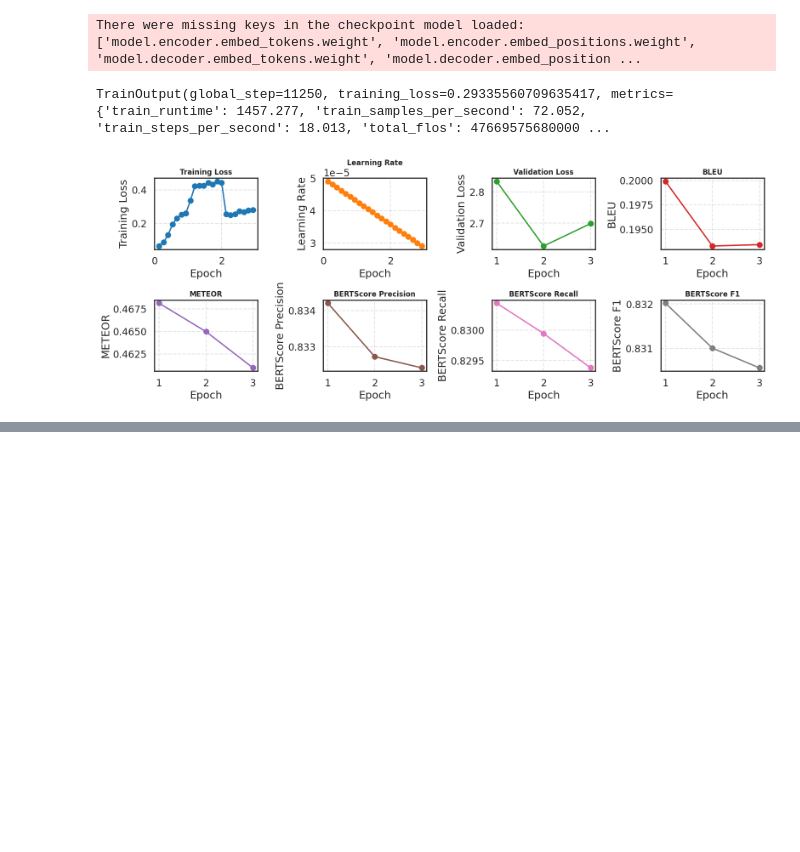
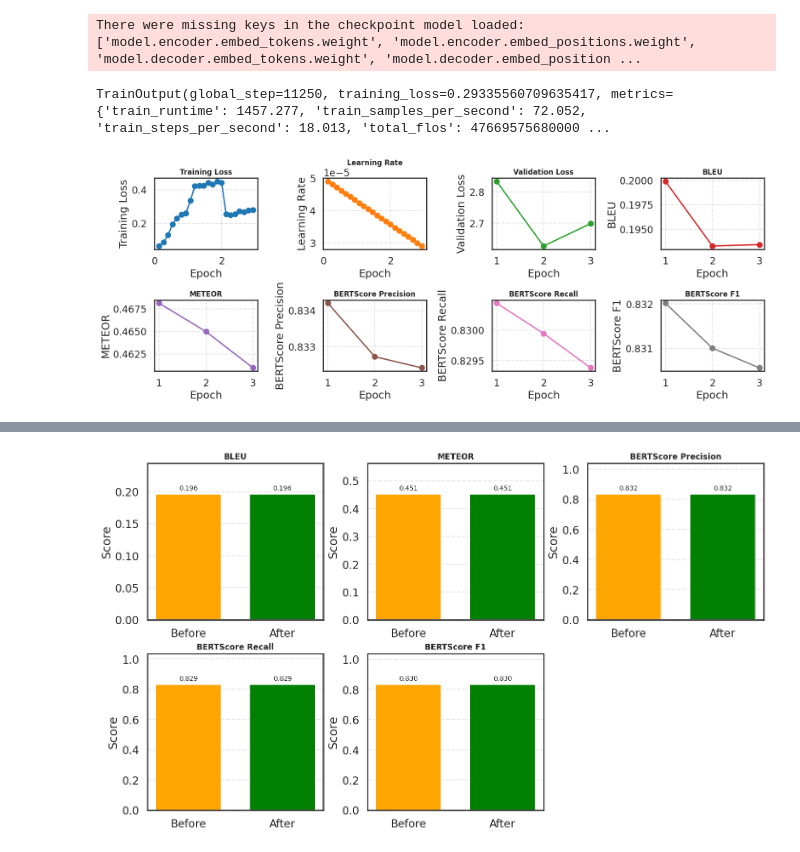
Before and after one commit to t3i8m/Comparative-Study-NMT, a Jupyter notebook: experiments/blue_score.ipynb, the cells around one changed output, grey strips where cells are left out. Cells and saved outputs as stored; diff of their text form; code cells hidden in the pictures; blank space fills up the shorter version.

```diff
--- a/experiments/blue_score.ipynb
+++ b/experiments/blue_score.ipynb
@@ -306,6 +306,10 @@ bertscore = evaluate.load("bertscore")
 bleu_score = bleu.compute(predictions=predictions, references=references)
 meteor_score = meteor.compute(predictions=predictions, references=[r[0] for r in references])
 bert_score = bertscore.compute(predictions=predictions, references=[r[0] for r in references], lang="de")
+# %%
+bleu_score_BEFORE = bleu_score
+meteor_score_BEFORE = meteor_score
+bert_score_BEFORE = bert_score
 # %%
 
 
@@ -588,4 +592,8 @@ for i in tqdm(range(0, len(src_texts), batch_size), desc="Translating"):
 bleu_score = bleu.compute(predictions=predictions, references=references)
 meteor_score = meteor.compute(predictions=predictions, references=[r[0] for r in references])
 bert_score = bertscore.compute(predictions=predictions, references=[r[0] for r in references], lang="de")
+# %%
+bleu_score_AFTER = bleu_score
+meteor_score_AFTER = meteor_score
+bert_score_AFTER = bert_score
 # %%
@@ -644,3 +655,69 @@ Passing `palette` without assigning `hue` is deprecated and will be removed in v
+# %%
+import numpy as np
+import matplotlib.pyplot as plt
+
+bleu_before= bleu_score_BEFORE["bleu"]
+meteor_before= meteor_score_BEFORE["meteor"]
+prec_before= np.mean(bert_score_BEFORE["precision"])
+rec_before= np.mean(bert_score_BEFORE["recall"])
+f1_before= np.mean(bert_score_BEFORE["f1"])
+
+bleu_after     = bleu_score_AFTER["bleu"]
+meteor_after   = meteor_score_AFTER["meteor"]
+prec_after     = np.mean(bert_score_AFTER["precision"])
+rec_after      = np.mean(bert_score_AFTER["recall"])
+f1_after       = np.mean(bert_score_AFTER["f1"])
+
+before = [bleu_before, meteor_before, prec_before, rec_before, f1_before]
+after  = [bleu_after,  meteor_after,  prec_after,  rec_after,  f1_after]
+metrics = [
+    "BLEU",
+    "METEOR",
+    "BERTScore Precision",
+    "BERTScore Recall",
+    "BERTScore F1"
+]
+
+rows, cols = 2, 3
+fig, axes = plt.subplots(
+    rows, cols,
+    figsize=(14, 8),
+    constrained_layout=True
+)
+axes = axes.flatten()
+
+for idx, ax in enumerate(axes):
+    if idx < len(metrics):
+        vals = [before[idx], after[idx]]
+        ax.bar(
+            ["Before", "After"],
+            vals,
+            color=["orange", "green"],
+            width=0.7
+        )
+        ax.set_title(metrics[idx], fontsize=12, fontweight='bold')
+        ax.set_ylabel("Score")
+        ax.grid(axis='y', linestyle='--', alpha=0.5)
+
+        top = max(vals) * 1.25
+        ax.set_ylim(0, top)
+
+        for i, v in enumerate(vals):
+            ax.text(
+                i, v + top * 0.02,
+                f"{v:.3f}",
+                ha='center',
+                va='bottom',
+                fontsize=10
+            )
+    else:
+        ax.axis("off")
+
+
+
+plt.show()
+# %% [output]
+[figure, added]
 # %%
 model.save_pretrained("marianmt-finetuned")
 tokenizer.save_pretrained("marianmt-finetuned")
```
Also changed, not shown: parts of 3 cells of this notebook.
